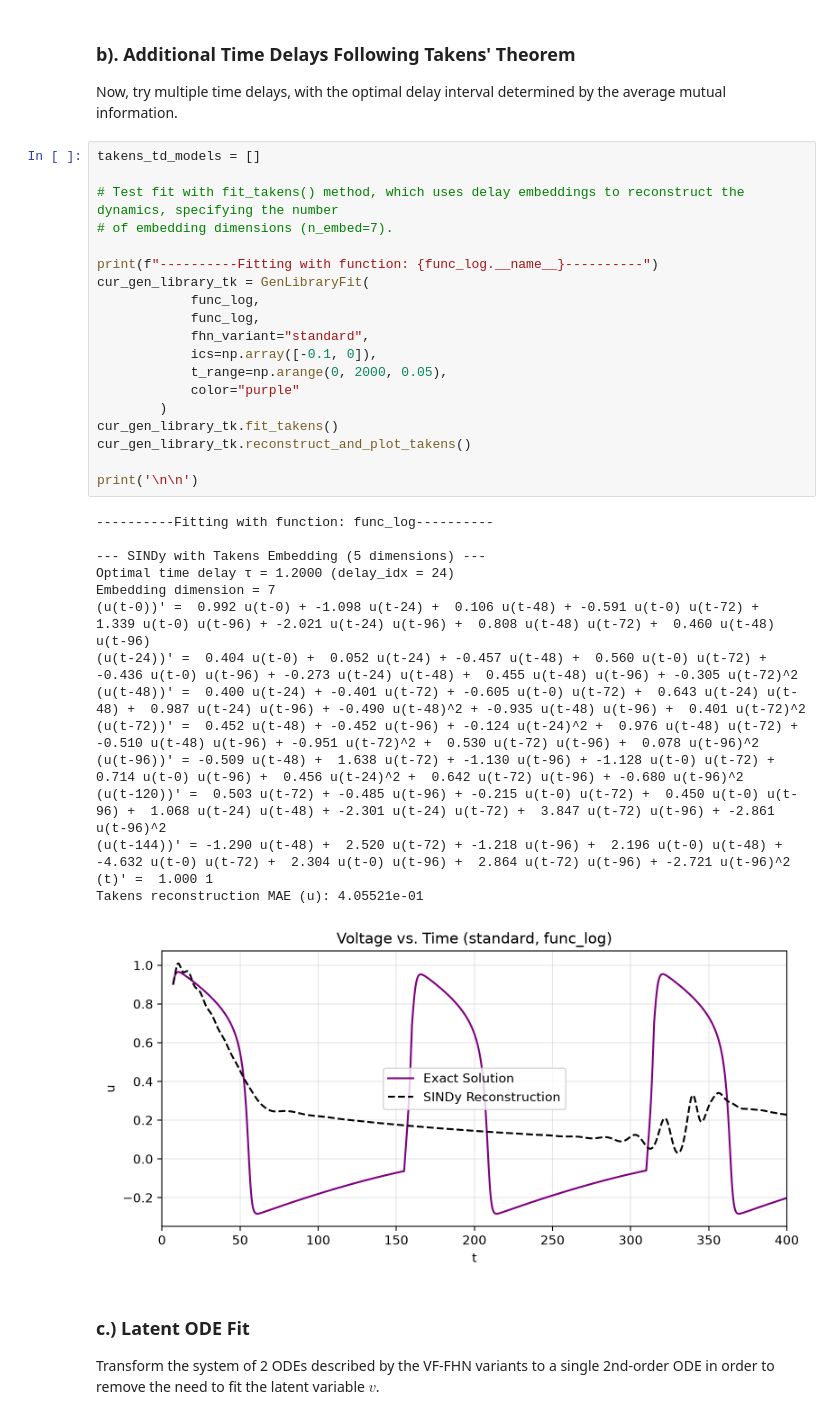
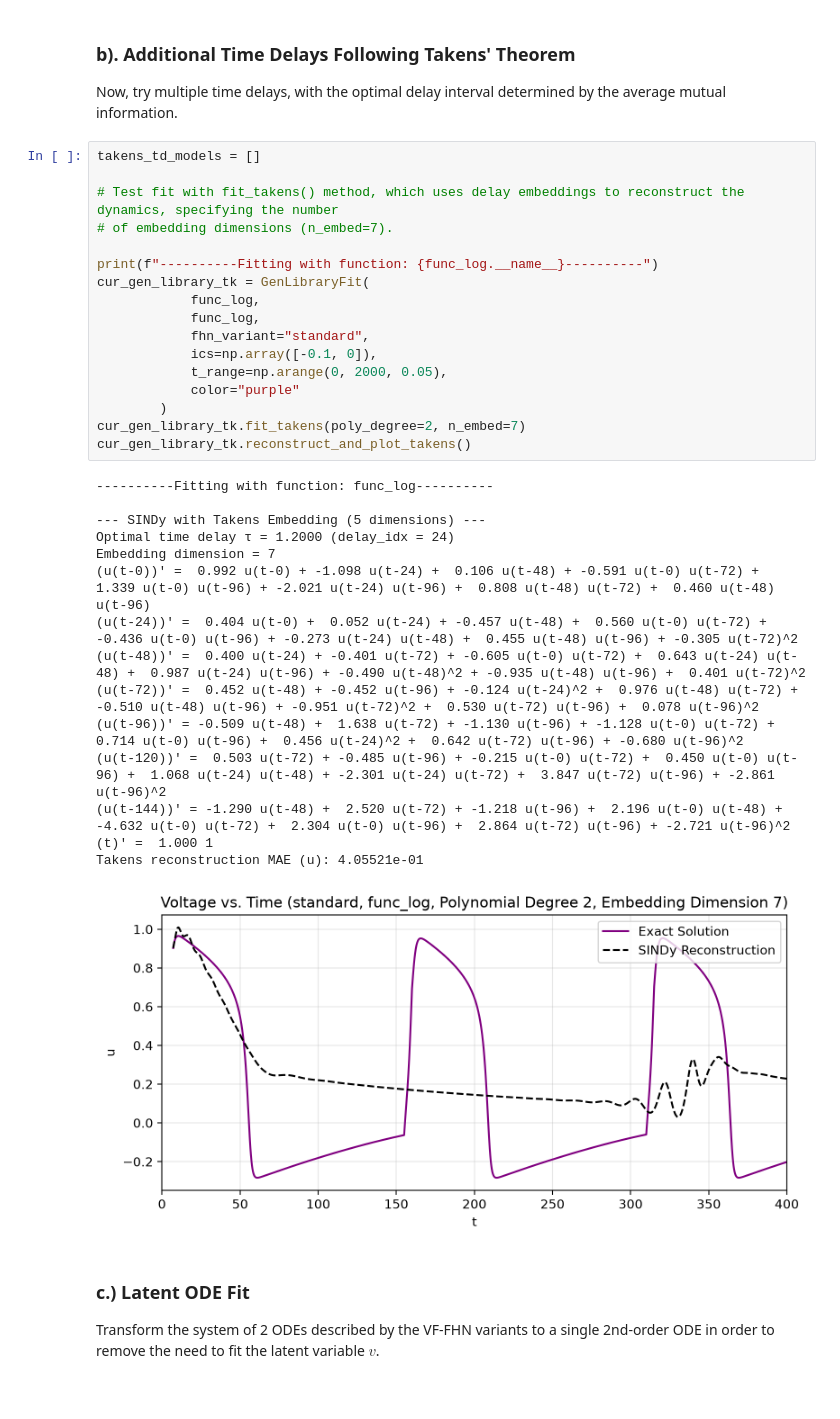
Before and after one commit to cswelch/SINDy-for-Cardiac-Electrophysiology, a Jupyter notebook: SINDy_non_autonomous_test.ipynb, the cells around one changed output. Drawn from its saved outputs; the diff is of its cells as text.

Commit message:
Added back details to Takens plot title that were lost and adjusted legend position.

```diff
--- a/SINDy_non_autonomous_test.ipynb
+++ b/SINDy_non_autonomous_test.ipynb
@@ -757,37 +757,35 @@ Now, try multiple time delays, with the optimal delay interval determined by the
 takens_td_models = []
 
 # Test fit with fit_takens() method, which uses delay embeddings to reconstruct the dynamics, specifying the number
 # of embedding dimensions (n_embed=7).
 
 print(f"----------Fitting with function: {func_log.__name__}----------")
 cur_gen_library_tk = GenLibraryFit(
             func_log,
             func_log,
             fhn_variant="standard",
             ics=np.array([-0.1, 0]),
             t_range=np.arange(0, 2000, 0.05),
             color="purple"
         )
-cur_gen_library_tk.fit_takens()
+cur_gen_library_tk.fit_takens(poly_degree=2, n_embed=7)
 cur_gen_library_tk.reconstruct_and_plot_takens()
-
-print('\n\n')
 # %% [output]
 ----------Fitting with function: func_log----------
 
 --- SINDy with Takens Embedding (5 dimensions) ---
 Optimal time delay τ = 1.2000 (delay_idx = 24)
 Embedding dimension = 7
 (u(t-0))' =  0.992 u(t-0) + -1.098 u(t-24) +  0.106 u(t-48) + -0.591 u(t-0) u(t-72) +  1.339 u(t-0) u(t-96) + -2.021 u(t-24) u(t-96) +  0.808 u(t-48) u(t-72) +  0.460 u(t-48) u(t-96)
 (u(t-24))' =  0.404 u(t-0) +  0.052 u(t-24) + -0.457 u(t-48) +  0.560 u(t-0) u(t-72) + -0.436 u(t-0) u(t-96) + -0.273 u(t-24) u(t-48) +  0.455 u(t-48) u(t-96) + -0.305 u(t-72)^2
 (u(t-48))' =  0.400 u(t-24) + -0.401 u(t-72) + -0.605 u(t-0) u(t-72) +  0.643 u(t-24) u(t-48) +  0.987 u(t-24) u(t-96) + -0.490 u(t-48)^2 + -0.935 u(t-48) u(t-96) +  0.401 u(t-72)^2
 (u(t-72))' =  0.452 u(t-48) + -0.452 u(t-96) + -0.124 u(t-24)^2 +  0.976 u(t-48) u(t-72) + -0.510 u(t-48) u(t-96) + -0.951 u(t-72)^2 +  0.530 u(t-72) u(t-96) +  0.078 u(t-96)^2
 (u(t-96))' = -0.509 u(t-48) +  1.638 u(t-72) + -1.130 u(t-96) + -1.128 u(t-0) u(t-72) +  0.714 u(t-0) u(t-96) +  0.456 u(t-24)^2 +  0.642 u(t-72) u(t-96) + -0.680 u(t-96)^2
 (u(t-120))' =  0.503 u(t-72) + -0.485 u(t-96) + -0.215 u(t-0) u(t-72) +  0.450 u(t-0) u(t-96) +  1.068 u(t-24) u(t-48) + -2.301 u(t-24) u(t-72) +  3.847 u(t-72) u(t-96) + -2.861 u(t-96)^2
 (u(t-144))' = -1.290 u(t-48) +  2.520 u(t-72) + -1.218 u(t-96) +  2.196 u(t-0) u(t-48) + -4.632 u(t-0) u(t-72) +  2.304 u(t-0) u(t-96) +  2.864 u(t-72) u(t-96) + -2.721 u(t-96)^2
 (t)' =  1.000 1
 Takens reconstruction MAE (u): 4.05521e-01
-[figure, old version]
+[figure, new version]
 # %% [markdown]
 ### c.) Latent ODE Fit
 Transform the system of 2 ODEs described by the VF-FHN variants to a single 2nd-order ODE in order to remove the need to fit the latent variable $v$.
```
Also changed, not shown: 1 other file.
